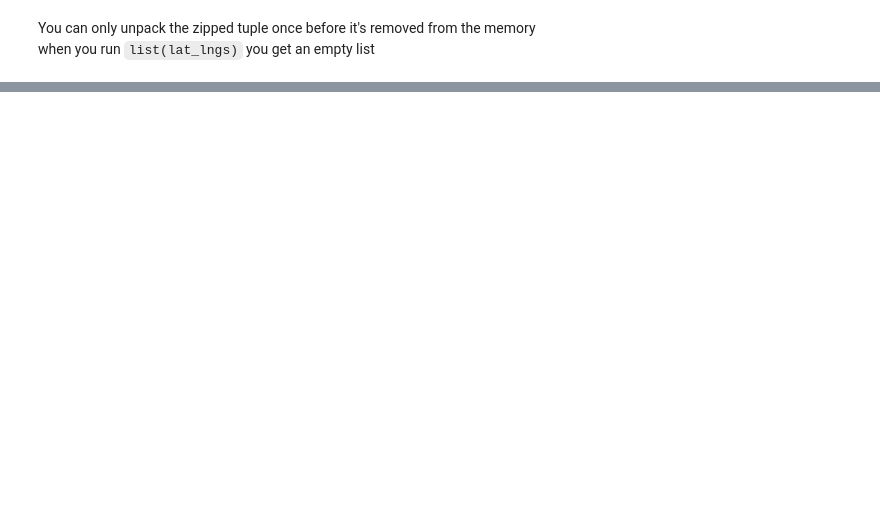
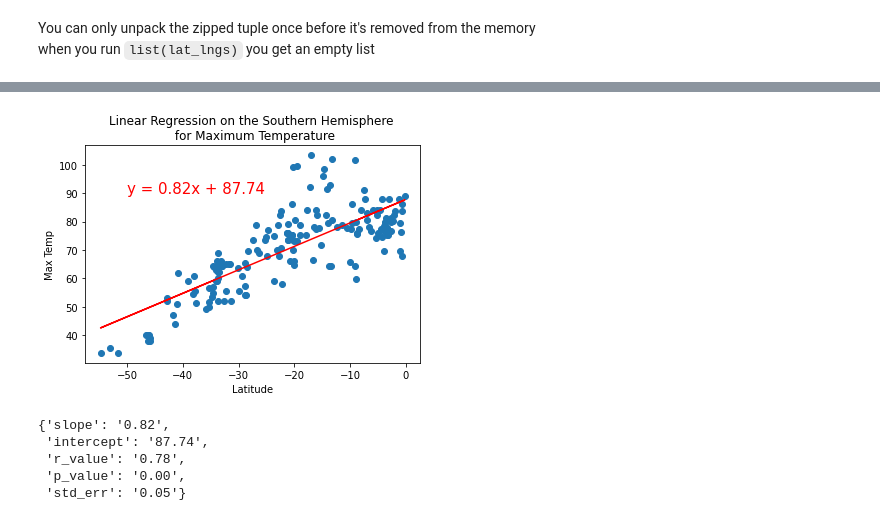
Before and after one commit to faramarzamirshahi/World_Weather_Analysis, a Jupyter notebook: WeatherPy.ipynb, the cells around one changed output, grey strips where cells are left out. Cells and saved outputs as stored; diff of their text form; code cells hidden in the pictures; blank space fills up the shorter version.

```diff
--- a/WeatherPy.ipynb
+++ b/WeatherPy.ipynb
@@ -342,0 +203,14 @@ plt.show()
+# %%
+# Linear regression on the Southern Hemisphere
+x_values = southern_hemi_df["Lat"]
+y_values = southern_hemi_df["Max Temp"]
+# Call the function.
+title = 'Linear Regression on the Southern Hemisphere \n for Maximum Temperature'
+plot_linear_regression(x_values, y_values, title, 'Max Temp',(-50,90))
+# %% [output]
+[figure, added]
+{'slope': '0.82',
+ 'intercept': '87.74',
+ 'r_value': '0.78',
+ 'p_value': '0.00',
+ 'std_err': '0.05'}
```
Also changed, not shown: parts of 31 cells of this notebook, 1 other file.
